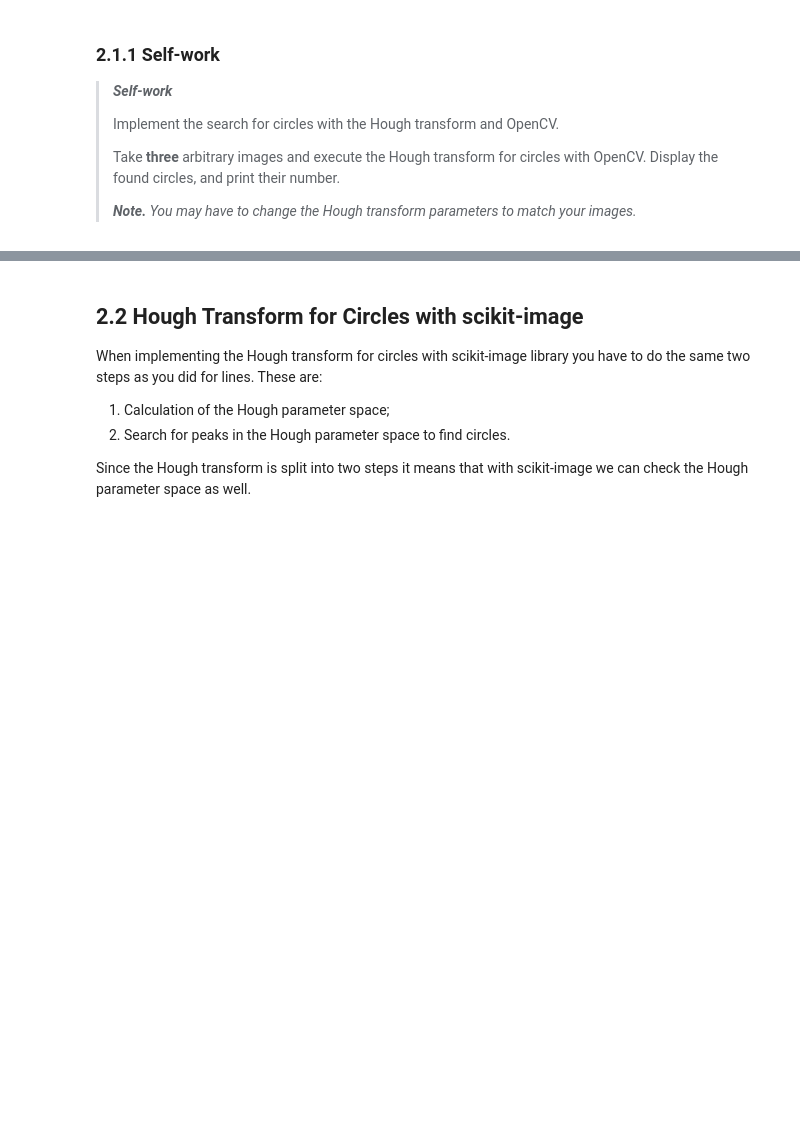
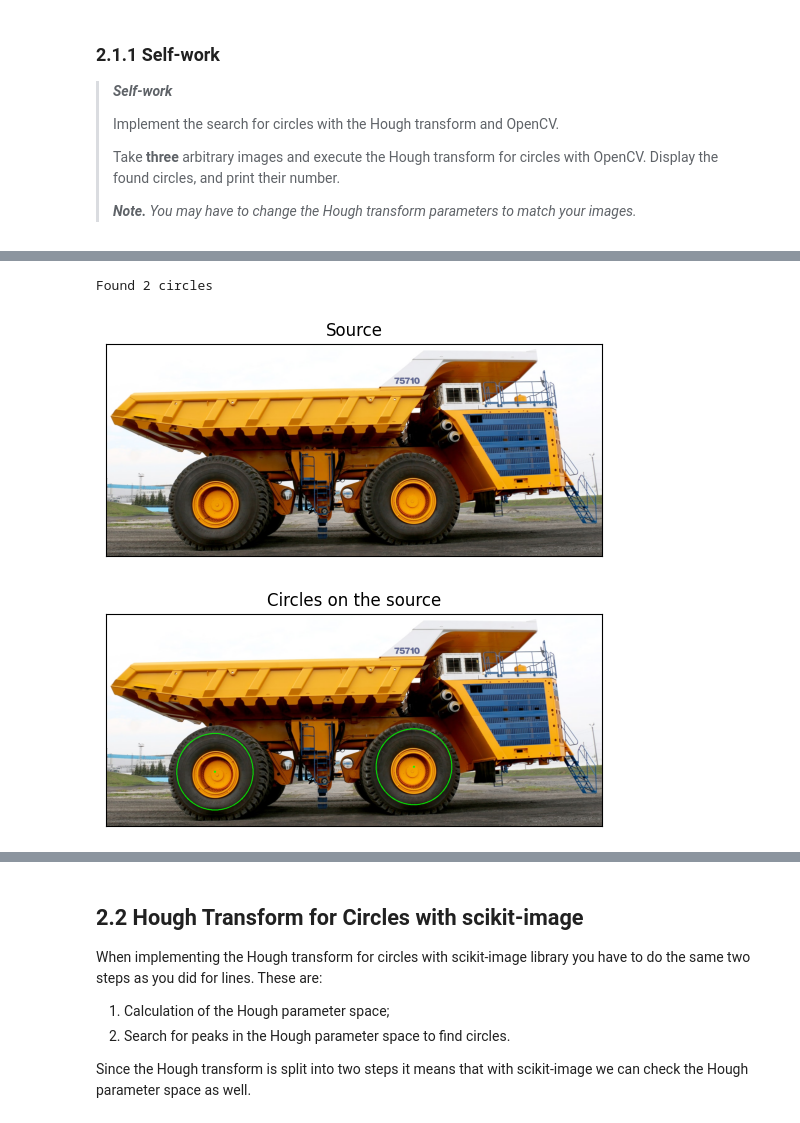
Before and after one commit to 806hbca/PA5taskITMO, a Jupyter notebook: PA5taskITMO.ipynb, the cells around one changed output, grey strips where cells are left out. Cells and saved outputs as stored; diff of their text form; code cells hidden in the pictures; blank space fills up the shorter version.

```diff
--- a/PA5taskITMO.ipynb
+++ b/PA5taskITMO.ipynb
@@ -644,0 +677,34 @@ cv2.circle(Iout, (50, 50), 10, (255, 0, 0), 1)
+# %%
+# TODO Place your solution here
+fn = "images/Belaz.jpg"
+I = cv.imread(fn, cv.IMREAD_COLOR)
+Igray = cv.cvtColor(I, cv.COLOR_BGR2GRAY)
+
+circles = cv.HoughCircles(Igray,
+                          cv.HOUGH_GRADIENT_ALT,
+                          dp=1.5,
+                          minDist=50,
+                          param1=100,
+                          param2=0.85,
+                          minRadius=85,
+                          maxRadius=150)
+
+Iout = I.copy()
+
+circles = np.round(circles[0, :]).astype(int)
+
+for i in range(0, len(circles)):
+    center = np.int32((circles[i][0], circles[i][1]))
+    radius = int(circles[i][2])
+
+    cv.circle(Iout, center, 2, (0, 255, 0), 2)
+    cv.circle(Iout, center, radius, (0, 255, 0), 2)
+
+print(f"Found {len(circles)} circles")
+
+ShowImages([("Source", I),
+    ("Circles on the source", Iout)])
+# %% [output]
+Found 2 circles
+[figure, added]
+[figure, added]
```
Also changed, not shown: parts of 9 cells of this notebook.
